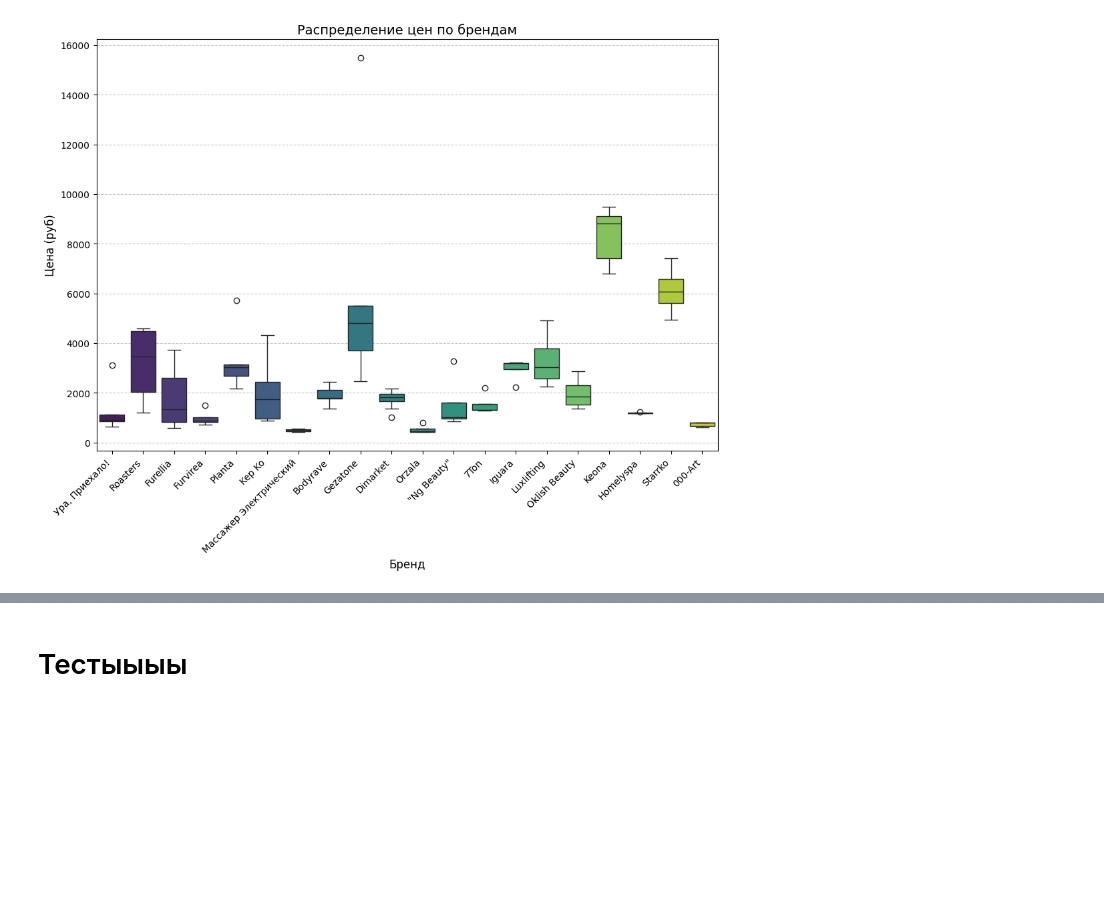
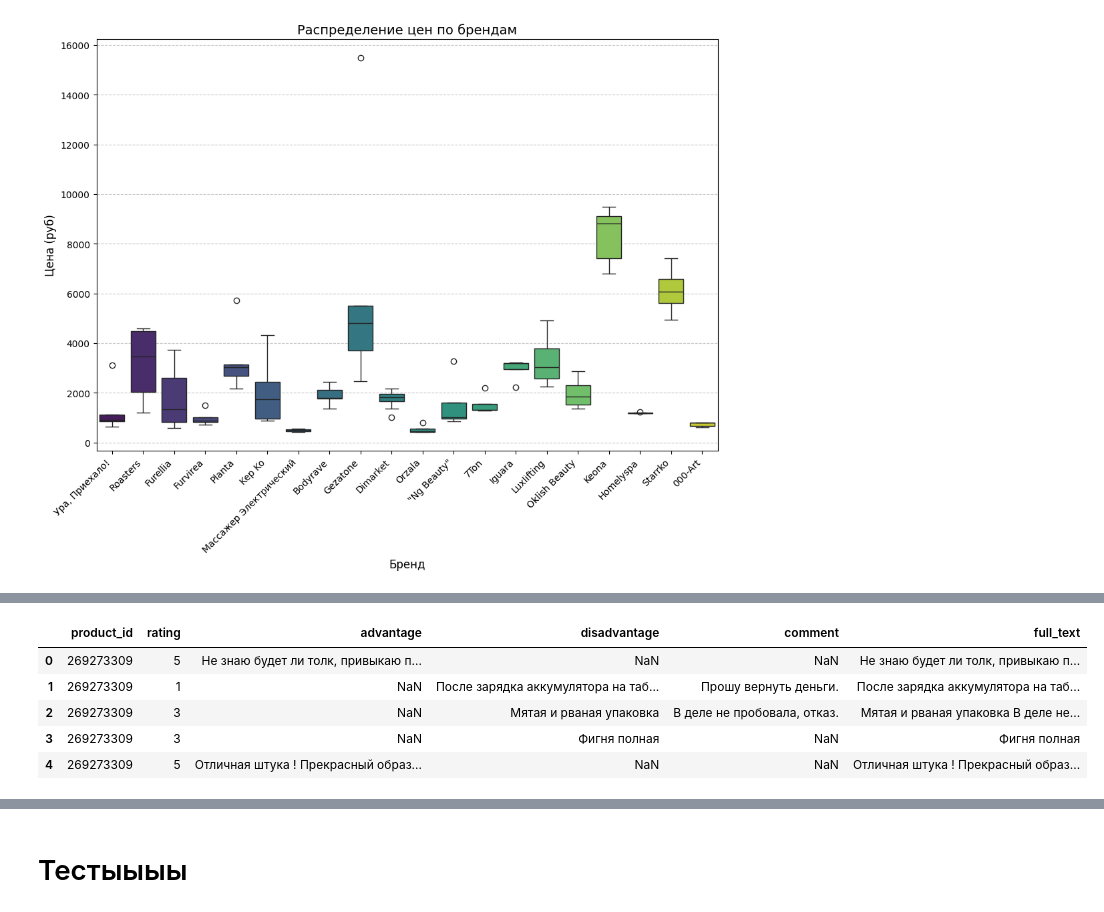
Before and after one commit to nekitmilk/ElectroPunk, a Jupyter notebook: src/notebooks/analisys.ipynb, the cells around one changed output, grey strips where cells are left out. Saved outputs shown, nothing was run; the diff lists cells and outputs as text; code cells hidden in the pictures; blank space fills up the shorter version.

```diff
--- a/src/notebooks/analisys.ipynb
+++ b/src/notebooks/analisys.ipynb
@@ -823,0 +764,17 @@ Passing `palette` without assigning `hue` is deprecated and will be removed in v
+# %%
+df['advantage'] = df['advantage'].str.replace(r'^Достоинства:\s*', '', regex=True)
+df['disadvantage'] = df['disadvantage'].str.replace(r'^Недостатки:\s*', '', regex=True)
+df['comment'] = df['comment'].str.replace(r'^Комментарий:\s*', '', regex=True)
+df['full_text'] = (
+    df['advantage'].fillna('') + " " +
+    df['disadvantage'].fillna('') + " " +
+    df['comment'].fillna('')
+)
+df.head(5)
+# %% [output]
+|  | product_id | rating | advantage | disadvantage | comment | full_text |
+| 0 | 269273309 | 5 | Не знаю будет ли толк, привыкаю п... | NaN | NaN | Не знаю будет ли толк, привыкаю п... |
+| 1 | 269273309 | 1 | NaN | После зарядка аккумулятора на таб... | Прошу вернуть деньги. | После зарядка аккумулятора на таб... |
+| 2 | 269273309 | 3 | NaN | Мятая и рваная упаковка | В деле не пробовала, отказ. | Мятая и рваная упаковка В деле не... |
+| 3 | 269273309 | 3 | NaN | Фигня полная | NaN | Фигня полная |
+| 4 | 269273309 | 5 | Отличная штука ! Прекрасный образ... | NaN | NaN | Отличная штука ! Прекрасный образ... |
```
Also changed, not shown: parts of 18 cells of this notebook.
